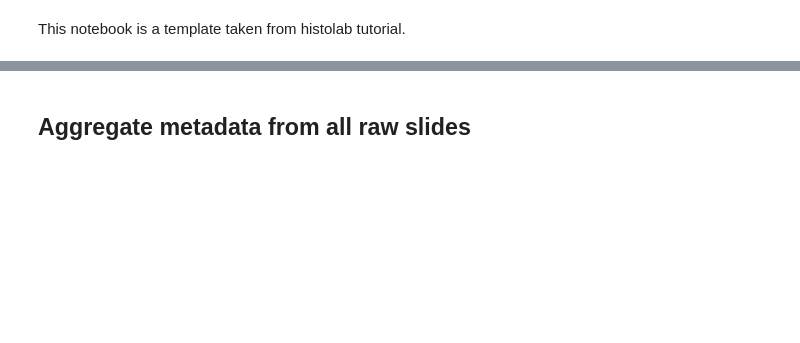
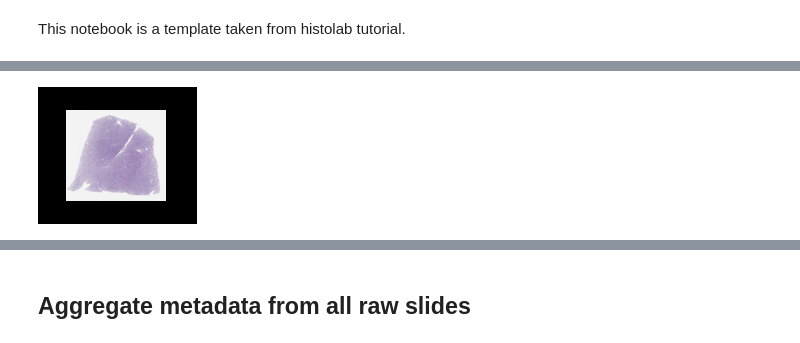
Before and after one commit to adpartin/pdx-histo, a Jupyter notebook: nbs/pdx-img-eda.ipynb, the cells around one changed output, grey strips where cells are left out. Cells and saved outputs as stored; diff of their text form; code cells hidden in the pictures; blank space fills up the shorter version.

```diff
--- a/nbs/pdx-img-eda.ipynb
+++ b/nbs/pdx-img-eda.ipynb
@@ -75,0 +132,7 @@ Level dimensions: ((21911, 24376), (5477, 6094), (1369, 1523))
+# %%
+# Apply mask to image
+pil_img_boxed = histolab.util.apply_mask_image(pil_img, pdx_slide.biggest_tissue_box_mask)
+pil_img_boxed.save(tmp_outpath/'pil_img_boxed.png', format='png')
+pil_img_boxed
+# %% [output]
+[figure, added]
```
Also changed, not shown: parts of 23 cells of this notebook, 10 other files.
